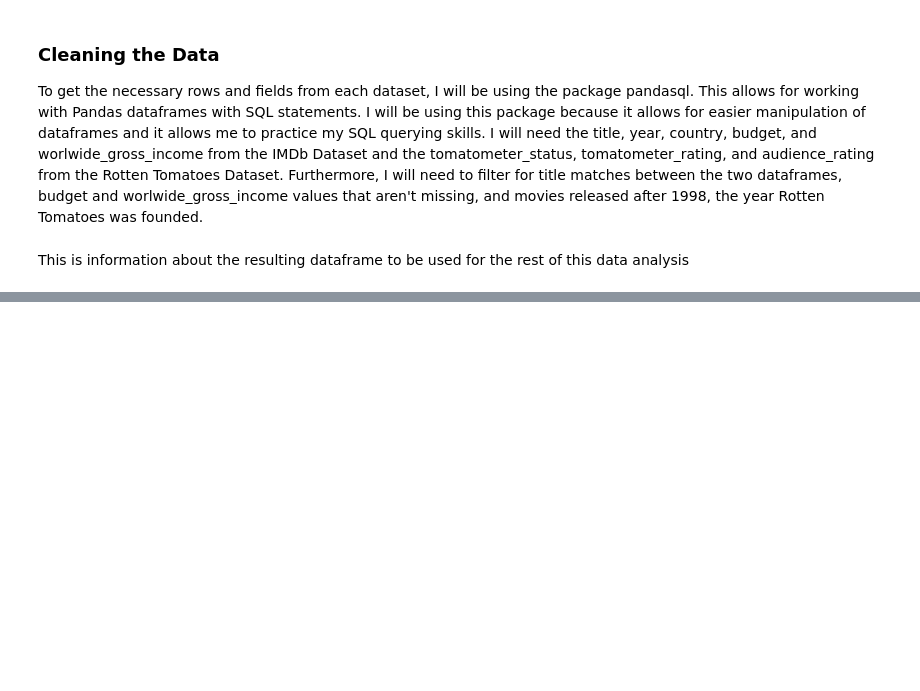
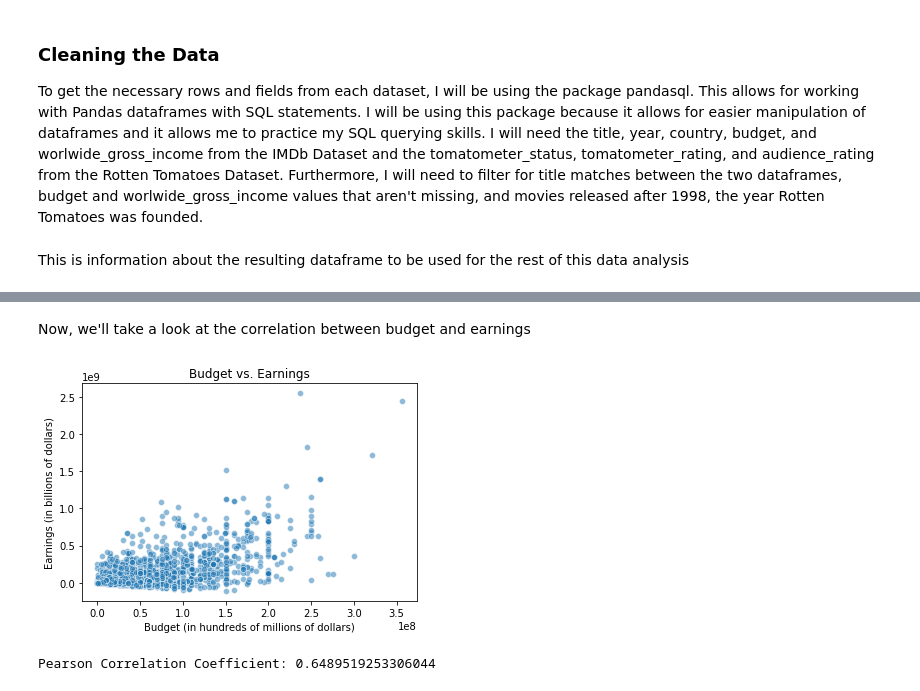
Before and after one commit to brndnzh/Rotten_Tomatoes_Effect, a Jupyter notebook: Rotten_Tomatoes_Effect_Script.ipynb, the cells around one changed output, grey strips where cells are left out. Drawn from its saved outputs; the diff is of its cells as text; code cells hidden in the pictures; blank space fills up the shorter version.

```diff
--- a/Rotten_Tomatoes_Effect_Script.ipynb
+++ b/Rotten_Tomatoes_Effect_Script.ipynb
@@ -92,0 +249,12 @@ dtype: object
+# %% [markdown]
+Now, we'll take a look at the correlation between budget and earnings
+# %%
+sns.scatterplot(x = "budget", y = "earnings", data = movies_df, alpha = .5)
+plt.xlabel("Budget (in hundreds of millions of dollars)")
+plt.ylabel("Earnings (in billions of dollars)")
+plt.title("Budget vs. Earnings")
+plt.show()
+print("Pearson Correlation Coefficient: " + str(scipy.stats.pearsonr(movies_df.budget, movies_df.earnings)[0]))
+# %% [output]
+[figure, added]
+Pearson Correlation Coefficient: 0.6489519253306044
```
Also changed, not shown: parts of 19 cells of this notebook.
